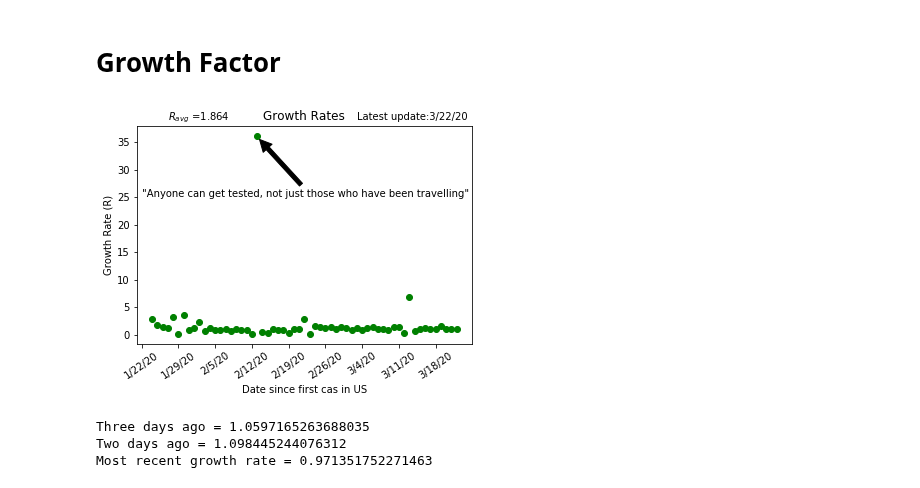
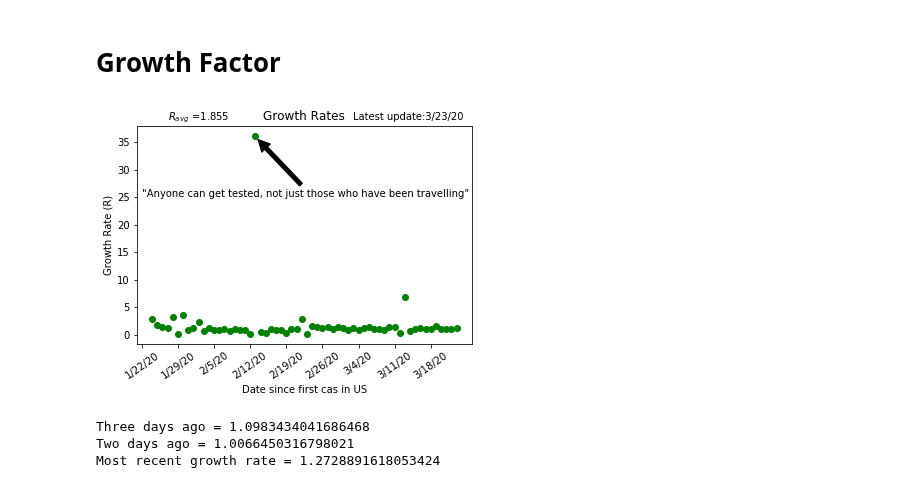
Before and after one commit to DrewRichard7/COVID19, a Jupyter notebook: growth_rate.ipynb, the cells around one changed output. Drawn from its saved outputs; the diff is of its cells as text; code cells hidden in the pictures.

```diff
--- a/growth_rate.ipynb
+++ b/growth_rate.ipynb
@@ -17,7 +17,7 @@ from matplotlib import pyplot as plt
 
 try:
     confirmed_df = pd.read_csv(
-        'COVID-19/csse_covid_19_data/csse_covid_19_time_series/time_series_19-covid-Confirmed.csv')
+        'COVID-19/csse_covid_19_data/csse_covid_19_time_series/time_series_covid19_confirmed_global.csv')
 except IOError:
     print("Dataset not available, please clone repo listed in README")
     exit()
@@ -25,34 +25,34 @@ except IOError:
 # Dropping all columns except dates
 df_world = confirmed_df.drop(columns=['Province/State', 'Country/Region', 'Lat', 'Long'])
 
 # summing data for each date
 world_column_totals = df_world.sum()
 
 #creating a new pandas DataFrame with World totals
 world_frame = {'World Total':world_column_totals}
 df_world = pd.DataFrame(world_frame)
 df_world['index_col'] = df_world.index
 df_world['diff'] = df_world['World Total'].diff()
 df_world['shift'] = df_world['diff'].shift(1)
 df_world['R'] = df_world['diff']/df_world['shift']
 average_growth_rate = np.nanmean(df_world['R'])
 R_avg = round(average_growth_rate, 3)
 fig = plt.figure()
 plt.title('Growth Rates')
 plt.xticks(np.arange(0,len(df_world),step=7), rotation=35)
 plt.xlabel('Date since first cas in US')
 plt.ylabel('Growth Rate (R)')
 plt.text(5,39,'$R_{avg}$ =' + str(R_avg))
 plt.annotate('"Anyone can get tested, not just those who have been travelling"',xy=(22,36), xytext=(0,25),\
                 arrowprops=dict(facecolor='black', shrink=0.05))
 plt.annotate('Latest update:'+str(df_world['index_col'].iloc[-1]),xy=(59,2), xytext=(41,39))
 plt.plot(df_world['R'], 'go')
 plt.show()
 print('Three days ago = '+str(df_world['R'].iloc[-3]))
 print('Two days ago = '+str(df_world['R'].iloc[-2]))
 print('Most recent growth rate = ' + str(df_world['R'].iloc[-1]))
 # %% [output]
-[figure, old version]
+[figure, new version]
-Three days ago = 1.0597165263688035
-Two days ago = 1.098445244076312
-Most recent growth rate = 0.971351752271463
+Three days ago = 1.0983434041686468
+Two days ago = 1.0066450316798021
+Most recent growth rate = 1.2728891618053424
```
Also changed, not shown: 4 other files.
